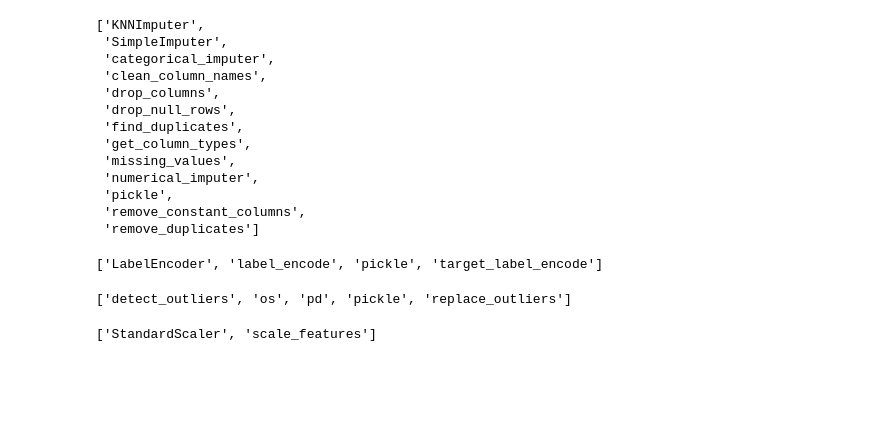
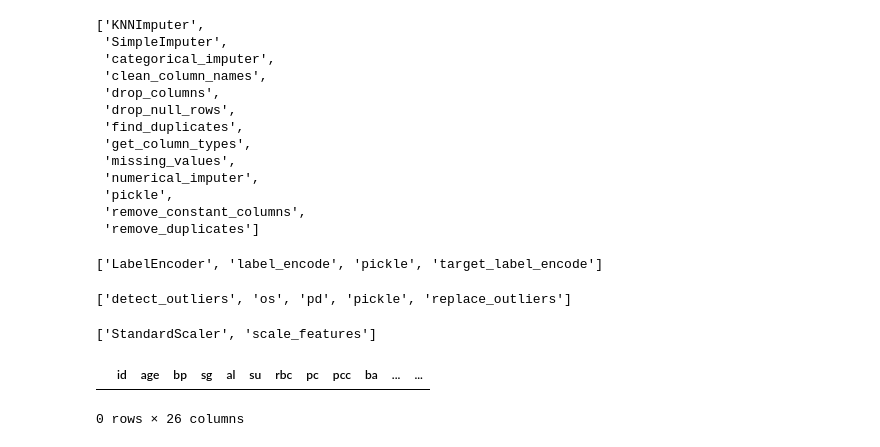
Before and after one commit to VikramVadhirajan/ML_Project_Deployment, a Jupyter notebook: Learning_Center/Custom_Library/Data_Preprocessing.ipynb, the cells around one changed output. Drawn from its saved outputs; the diff is of its cells as text; code cells hidden in the pictures; blank space fills up the shorter version.

```diff
--- a/Learning_Center/Custom_Library/Data_Preprocessing.ipynb
+++ b/Learning_Center/Custom_Library/Data_Preprocessing.ipynb
@@ -52,3 +70,8 @@ df=pd.read_csv("data.csv")
 [x for x in dir(mlu.scalar) if not x.startswith("_")]
 # %% [output]
 ['StandardScaler', 'scale_features']
+# %%
+mlu.find_duplicates(df)
+# %% [output]
+|  | id | age | bp | sg | al | su | rbc | pc | pcc | ba | ... | ... |
+0 rows × 26 columns
```
Also changed, not shown: parts of 12 cells of this notebook, 8 other files.
